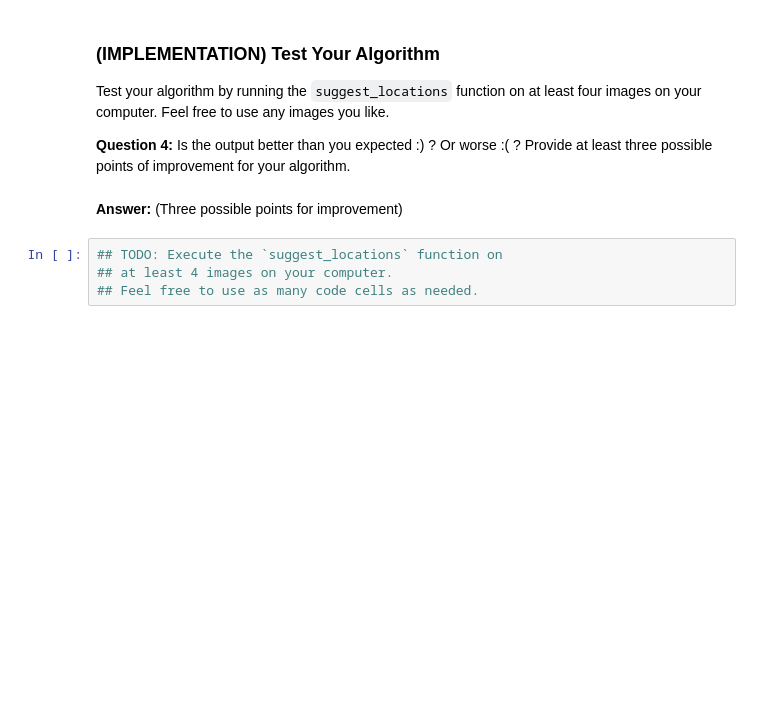
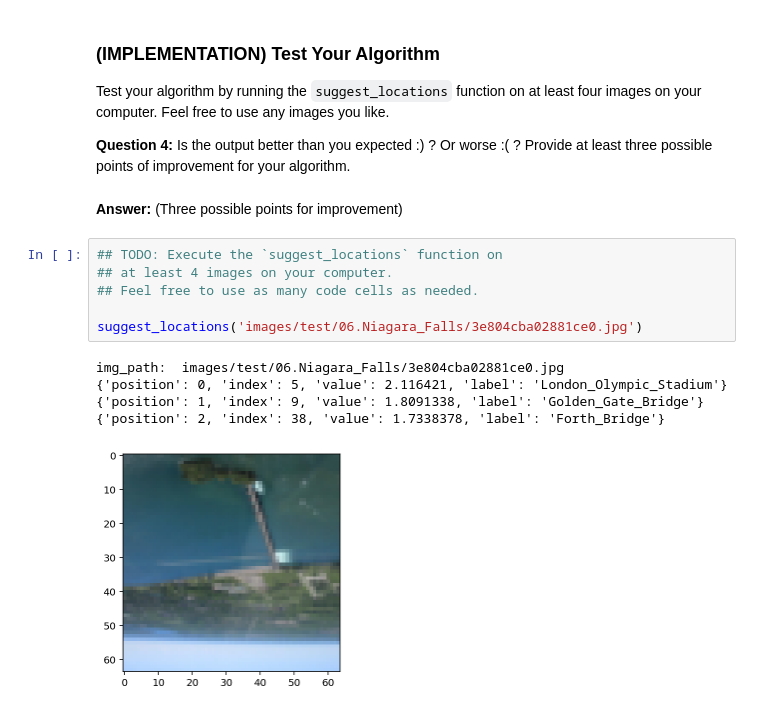
Before and after one commit to jgarza9788/nd101-c2-landmarks-starter, a Jupyter notebook: landmark_project/landmark.ipynb, the cells around one changed output. Cells and saved outputs as stored; diff of their text form; blank space fills up the shorter version.

```diff
--- a/landmark_project/landmark.ipynb
+++ b/landmark_project/landmark.ipynb
@@ -824,4 +839,12 @@ __Answer:__ (Three possible points for improvement)
 # %%
 ## TODO: Execute the `suggest_locations` function on
 ## at least 4 images on your computer.
 ## Feel free to use as many code cells as needed.
+
+suggest_locations('images/test/06.Niagara_Falls/3e804cba02881ce0.jpg')
+# %% [output]
+img_path:  images/test/06.Niagara_Falls/3e804cba02881ce0.jpg
+{'position': 0, 'index': 5, 'value': 2.116421, 'label': 'London_Olympic_Stadium'}
+{'position': 1, 'index': 9, 'value': 1.8091338, 'label': 'Golden_Gate_Bridge'}
+{'position': 2, 'index': 38, 'value': 1.7338378, 'label': 'Forth_Bridge'}
+[figure, added]
```
Also changed, not shown: parts of 13 cells of this notebook, 1 other file.
